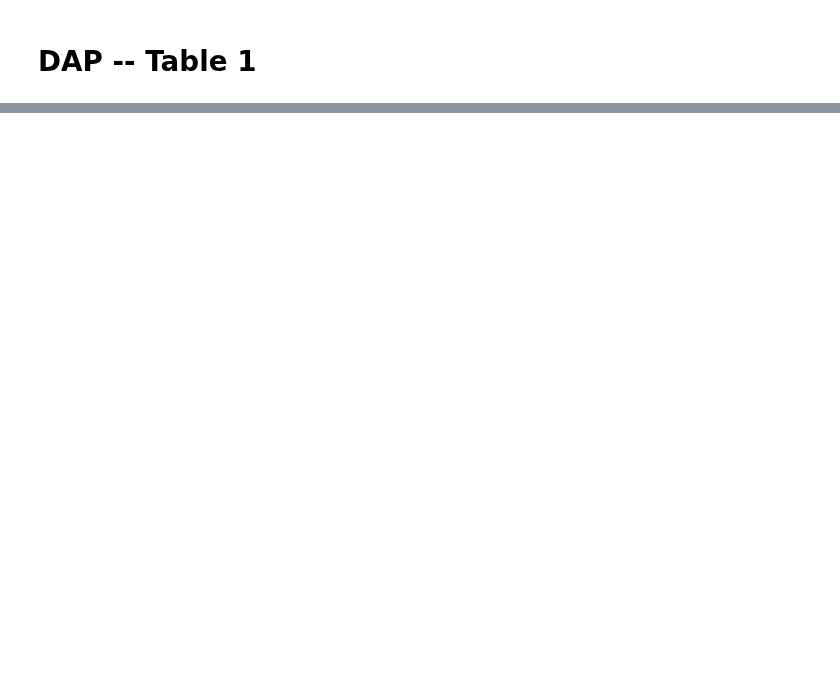
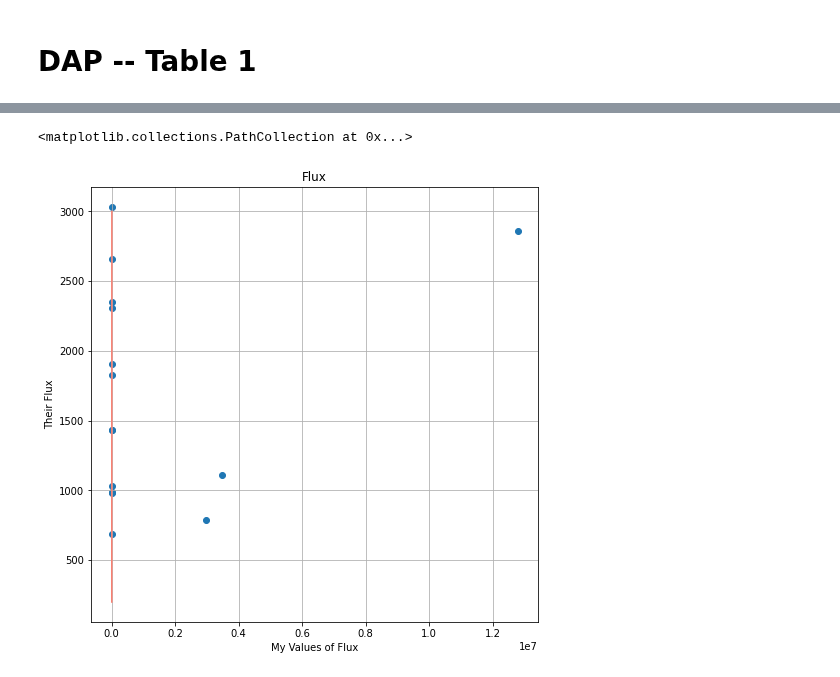
Before and after one commit to Natacha-U/Snr-Prj, a Jupyter notebook: Notebooks/H-Alpha/Area_Calculator.ipynb, the cells around one changed output, grey strips where cells are left out. Cells and saved outputs as stored; diff of their text form; code cells hidden in the pictures; blank space fills up the shorter version.

```diff
--- a/Notebooks/H-Alpha/Area_Calculator.ipynb
+++ b/Notebooks/H-Alpha/Area_Calculator.ipynb
@@ -167,0 +191,13 @@ plt.scatter(ha_table_1['flux'], ha_table_1['Given flux'])
+# %%
+plt.figure(figsize = (8,8))
+plt.grid()
+# plt.xlim(0,5000)
+# plt.ylim(350,650)
+plt.xlabel('My Values of Flux')
+plt.ylabel('Their Flux')
+plt.title('Flux')
+plt.plot([200,3000], [200,3000], color = 'salmon')
+plt.scatter(ha_table_2['flux'], ha_table_2['Given flux'])
+# %% [output]
+<matplotlib.collections.PathCollection at 0x...>
+[figure, added]
```
Also changed, not shown: parts of 15 cells of this notebook.
